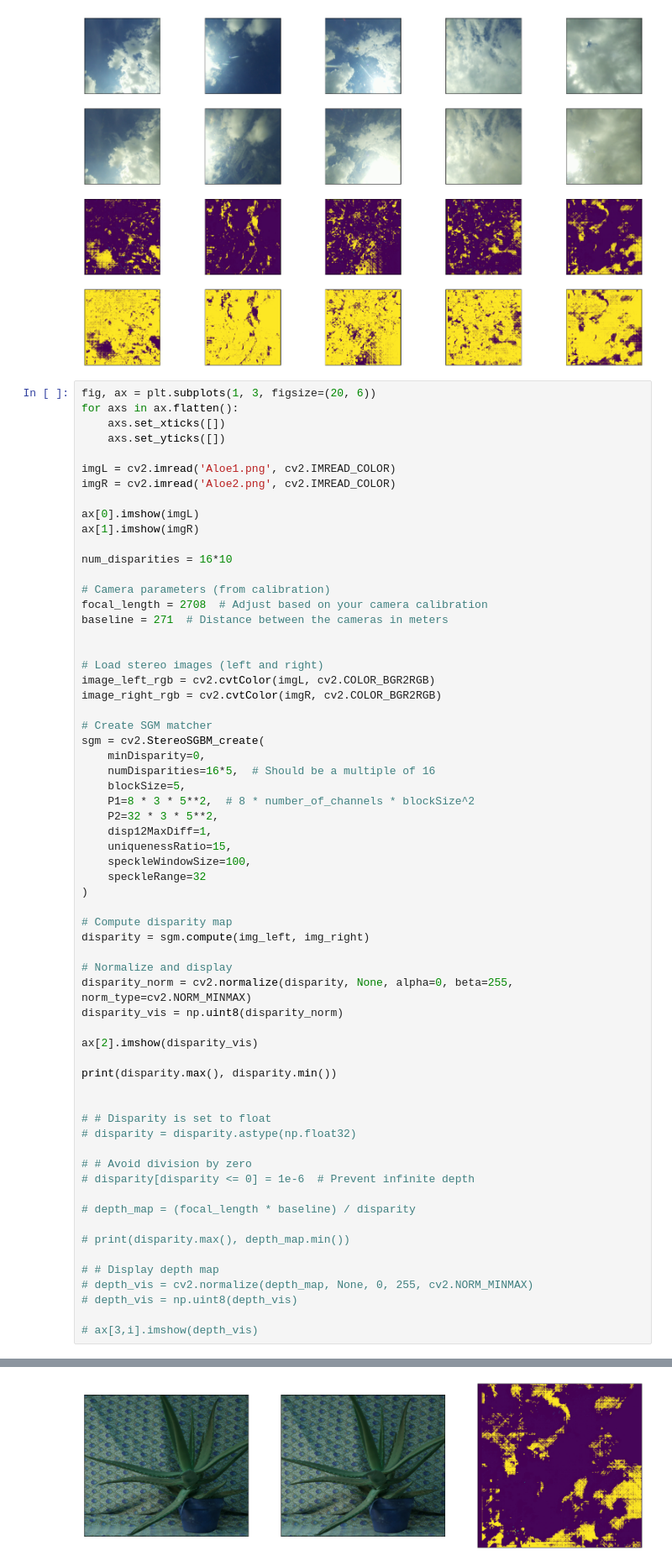
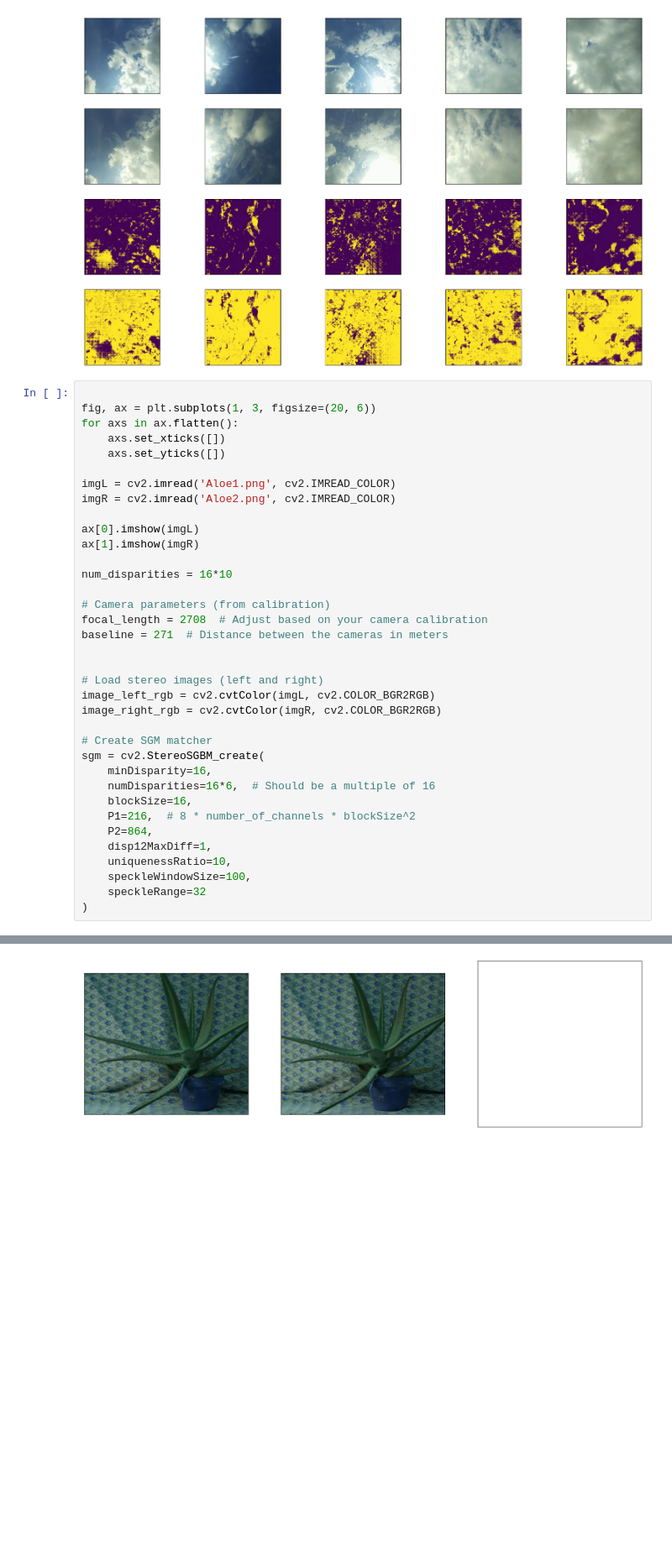
Before and after one commit to isaachcamp/iecdt-computer-vision-group-proj, a Jupyter notebook: stereo.ipynb, the cells around one changed output, grey strips where cells are left out. Shown at 84% size. Saved outputs shown, nothing was run; the diff lists cells and outputs as text; blank space fills up the shorter version.

```diff
--- a/stereo.ipynb
+++ b/stereo.ipynb
@@ -100,6 +100,7 @@ for i in range(5):
 1264.0 580.5918
 [figure]
 # %%
+
 fig, ax = plt.subplots(1, 3, figsize=(20, 6))
 for axs in ax.flatten():
     axs.set_xticks([])
@@ -124,42 +125,14 @@ image_right_rgb = cv2.cvtColor(imgR, cv2.COLOR_BGR2RGB)
 
 # Create SGM matcher
 sgm = cv2.StereoSGBM_create(
-    minDisparity=0,
-    numDisparities=16*5,  # Should be a multiple of 16
-    blockSize=5,
-    P1=8 * 3 * 5**2,  # 8 * number_of_channels * blockSize^2
-    P2=32 * 3 * 5**2,
+    minDisparity=16,
+    numDisparities=16*6,  # Should be a multiple of 16
+    blockSize=16,
+    P1=216,  # 8 * number_of_channels * blockSize^2
+    P2=864,
     disp12MaxDiff=1,
-    uniquenessRatio=15,
+    uniquenessRatio=10,
     speckleWindowSize=100,
     speckleRange=32
 )
-
-# Compute disparity map
-disparity = sgm.compute(img_left, img_right)
-
-# Normalize and display
-disparity_norm = cv2.normalize(disparity, None, alpha=0, beta=255, norm_type=cv2.NORM_MINMAX)
-disparity_vis = np.uint8(disparity_norm)
-
-ax[2].imshow(disparity_vis)
-
-print(disparity.max(), disparity.min())
-
-
-# # Disparity is set to float
-# disparity = disparity.astype(np.float32)
-
-# # Avoid division by zero
-# disparity[disparity <= 0] = 1e-6  # Prevent infinite depth
-
-# depth_map = (focal_length * baseline) / disparity
-
-# print(disparity.max(), depth_map.min())
-
-# # Display depth map
-# depth_vis = cv2.normalize(depth_map, None, 0, 255, cv2.NORM_MINMAX)
-# depth_vis = np.uint8(depth_vis)
-
-# ax[3,i].imshow(depth_vis)
 # %% [output]
@@ -167 +139 @@ print(disparity.max(), disparity.min())
-[figure, old version]
+[figure, new version]
```
Also changed, not shown: parts of 5 cells of this notebook.
